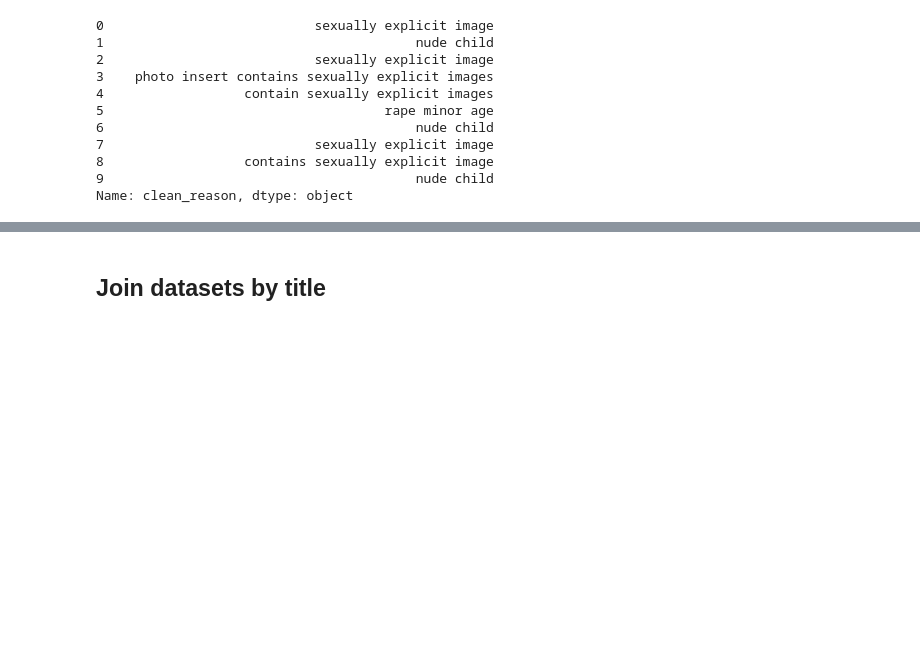
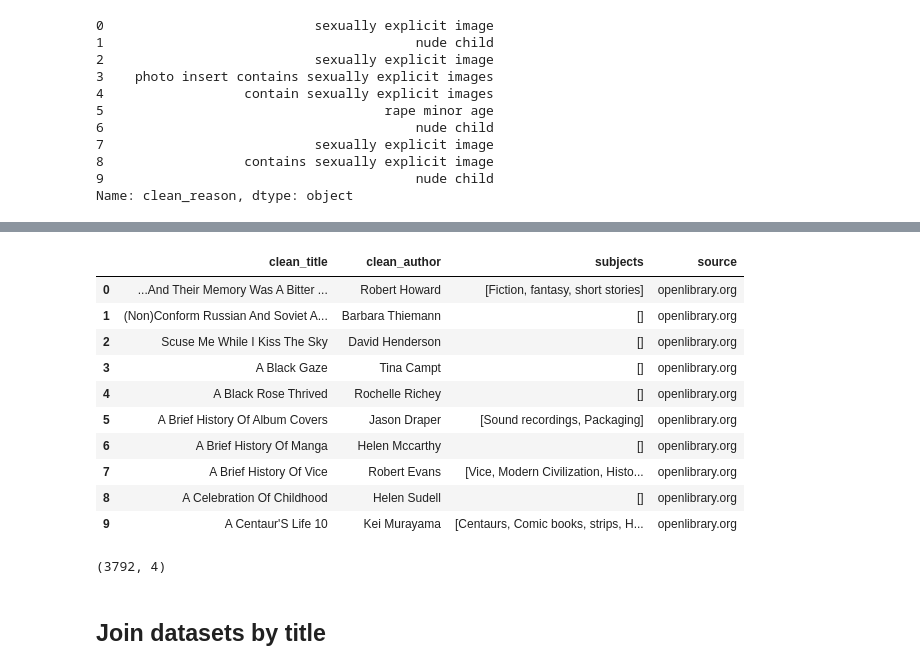
Before and after one commit to arpettey/python_bootcamp, a Jupyter notebook: Banned-Books.ipynb, the cells around one changed output, grey strips where cells are left out. Saved outputs shown, nothing was run; the diff lists cells and outputs as text; code cells hidden in the pictures; blank space fills up the shorter version.

```diff
--- a/Banned-Books.ipynb
+++ b/Banned-Books.ipynb
@@ -241,0 +392,13 @@ data["clean_pub"] = (
+# %%
+test = books.head(20)
+
+for index, row in test.iterrows():
+
+    subjects = get_subjects(
+        row["clean_title"],
+        row["clean_author"]
+    )
+
+    print(row["clean_title"])
+    print(subjects[:5]) # get the first five subjects
+    print()
@@ -241,0 +433,25 @@ data["clean_pub"] = (
+# %%
+# collect data from openlibrary.org
+books["subjects"] = None
+books["source"] = None
+
+for i, row in books.iterrows():
+
+    subjects = get_subjects(
+        row["clean_title"],
+        row["clean_author"]
+    )
+
+    books.at[i, "subjects"] = subjects
+    books.at[i, "source"] = identify_source(subjects)
+
+    if i % 500 == 0: # save every 500 books
+        books.to_csv(
+            "openlibrary_subjects_match.csv",
+            index=False
+        )
+
+    if i % 100 == 0:
+        print(f"{i} completed")
+
+    time.sleep(0.2)
@@ -241,0 +476,17 @@ data["clean_pub"] = (
+# %%
+# final save
+books.to_csv("openlibrary_subjects_match.csv", index=False)
+# print(books["subjects"].notna().sum())
+books.head(10)
+# %% [output]
+|  | clean_title | clean_author | subjects | source |
+| 0 | ...And Their Memory Was A Bitter ... | Robert Howard | [Fiction, fantasy, short stories] | openlibrary.org |
+| 1 | (Non)Conform Russian And Soviet A... | Barbara Thiemann | [] | openlibrary.org |
+| 2 | Scuse Me While I Kiss The Sky | David Henderson | [] | openlibrary.org |
+| 3 | A Black Gaze | Tina Campt | [] | openlibrary.org |
+| 4 | A Black Rose Thrived | Rochelle Richey | [] | openlibrary.org |
+| 5 | A Brief History Of Album Covers | Jason Draper | [Sound recordings, Packaging] | openlibrary.org |
+| 6 | A Brief History Of Manga | Helen Mccarthy | [] | openlibrary.org |
+| 7 | A Brief History Of Vice | Robert Evans | [Vice, Modern Civilization, Histo... | openlibrary.org |
+| 8 | A Celebration Of Childhood | Helen Sudell | [] | openlibrary.org |
+| 9 | A Centaur'S Life 10 | Kei Murayama | [Centaurs, Comic books, strips, H... | openlibrary.org |
@@ -242,2 +510,6 @@ data["clean_pub"] = (
+# %%
+books.shape
+# %% [output]
+(3792, 4)
 # %% [markdown]
 ## Join datasets by title
```
Also changed, not shown: parts of 33 cells of this notebook.
